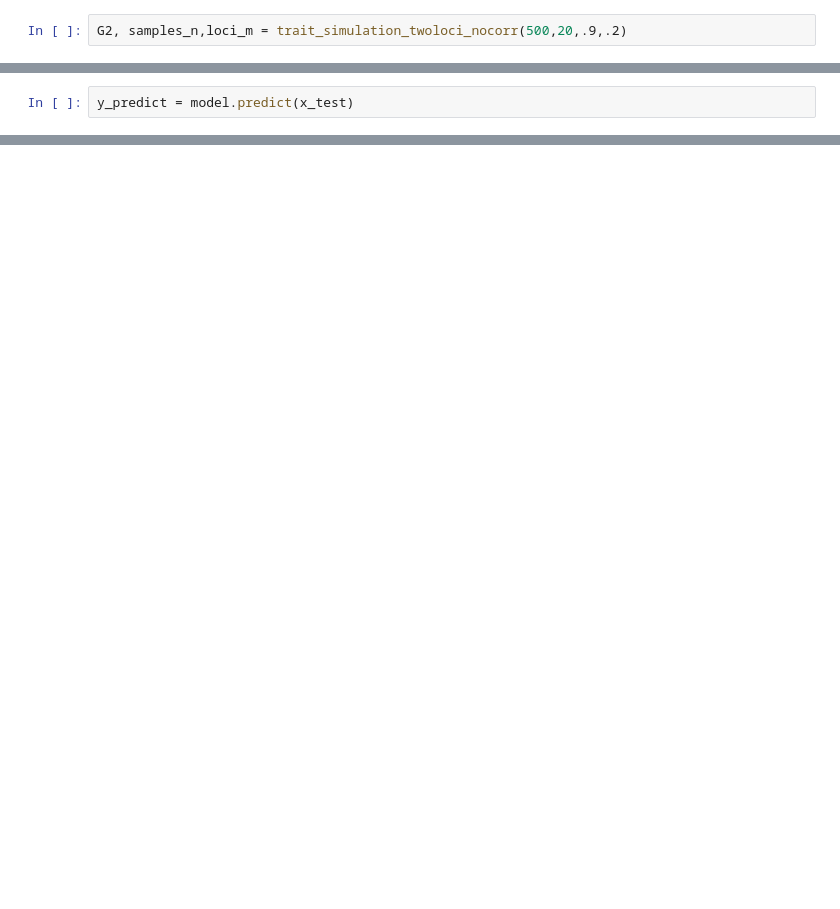
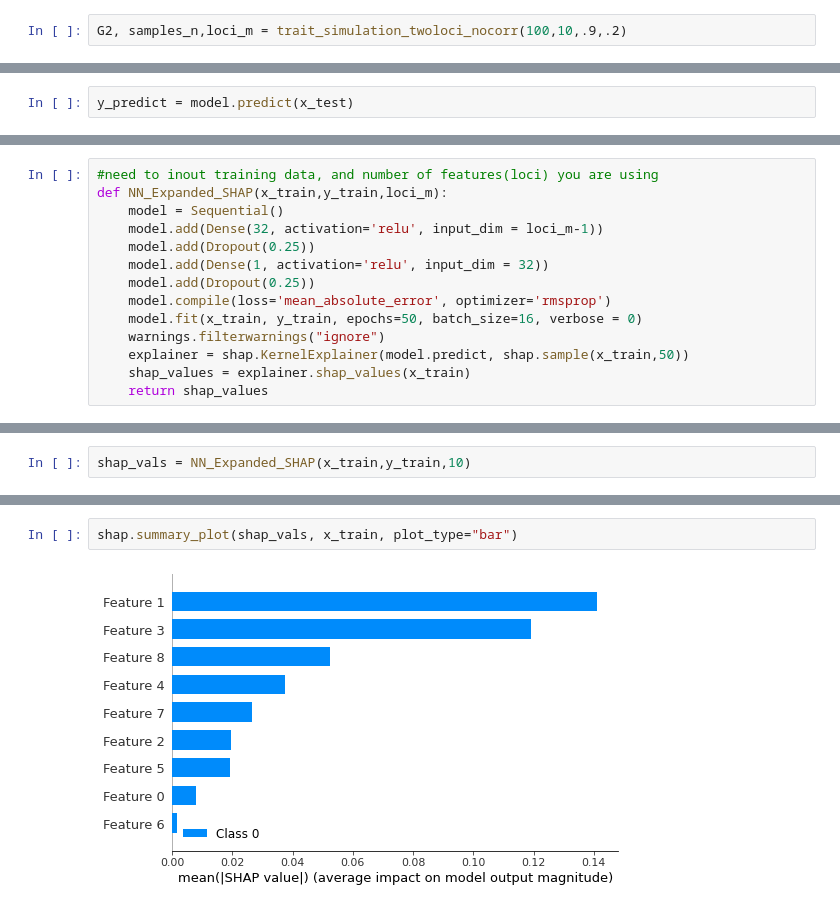
Before and after one commit to KevinDelao/UCLA_Summer_Project, a Jupyter notebook: UCLA_Summer_Code.ipynb, the cells around one changed output, grey strips where cells are left out. Saved outputs shown, nothing was run; the diff lists cells and outputs as text; blank space fills up the shorter version.

```diff
--- a/UCLA_Summer_Code.ipynb
+++ b/UCLA_Summer_Code.ipynb
@@ -112,5 +113,5 @@ G1, samples_n,loci_m = trait_simulation_oneloci_nocorr(500,20,.7,.3)
 # %% [markdown]
 ## G2 is for two loci no correlation
 # %%
-G2, samples_n,loci_m = trait_simulation_twoloci_nocorr(500,20,.9,.2)
+G2, samples_n,loci_m = trait_simulation_twoloci_nocorr(100,10,.9,.2)
 # %% [output]
@@ -454,0 +349,14 @@ shap.summary_plot(shap_values, x_train, plot_type="bar")
+# %%
+#need to inout training data, and number of features(loci) you are using
+def NN_Expanded_SHAP(x_train,y_train,loci_m):
+    model = Sequential()
+    model.add(Dense(32, activation='relu', input_dim = loci_m-1))
+    model.add(Dropout(0.25))
+    model.add(Dense(1, activation='relu', input_dim = 32))
+    model.add(Dropout(0.25))
+    model.compile(loss='mean_absolute_error', optimizer='rmsprop')
+    model.fit(x_train, y_train, epochs=50, batch_size=16, verbose = 0)
+    warnings.filterwarnings("ignore")
+    explainer = shap.KernelExplainer(model.predict, shap.sample(x_train,50))
+    shap_values = explainer.shap_values(x_train)
+    return shap_values
@@ -454,0 +377,2 @@ shap.summary_plot(shap_values, x_train, plot_type="bar")
+# %%
+shap_vals = NN_Expanded_SHAP(x_train,y_train,10)
@@ -454,0 +381,4 @@ shap.summary_plot(shap_values, x_train, plot_type="bar")
+# %%
+shap.summary_plot(shap_vals, x_train, plot_type="bar")
+# %% [output]
+[figure, added]
```
Also changed, not shown: parts of 27 cells of this notebook.
